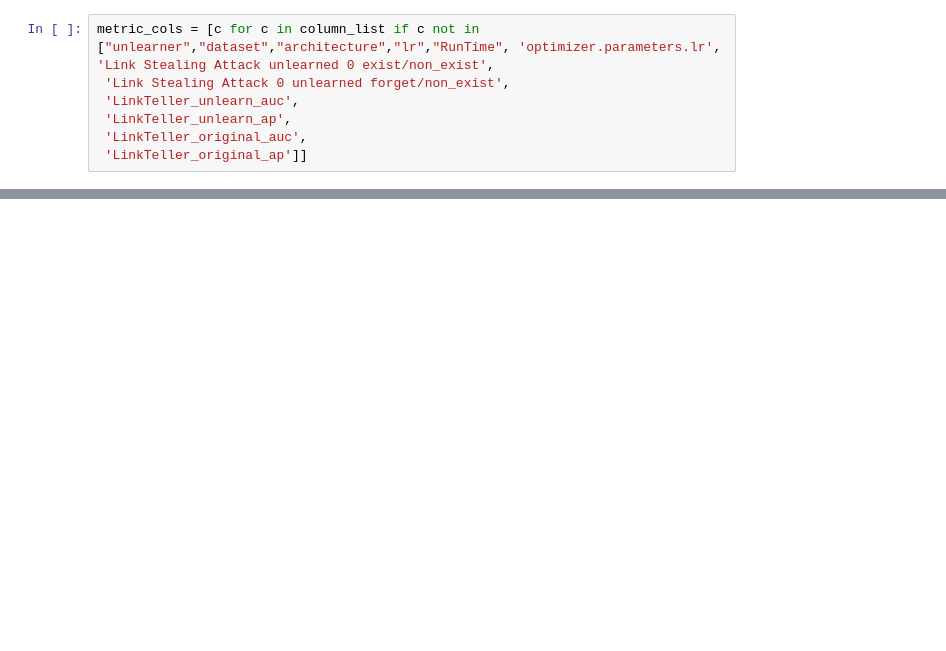
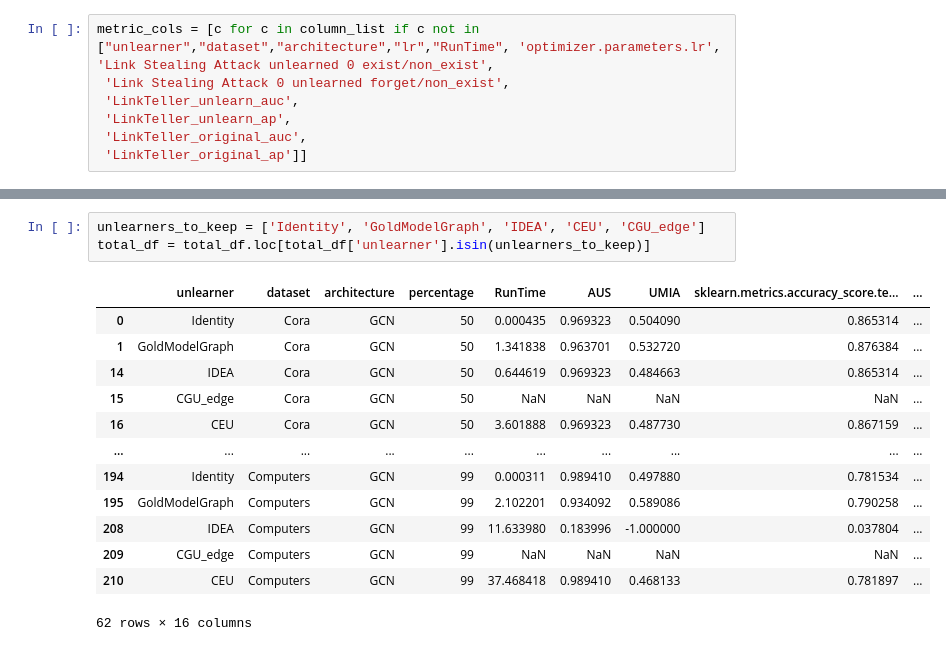
Before and after one commit to dangeloandrea14/LinkInference, a Jupyter notebook: visualize_forget_ablation.ipynb, the cells around one changed output, grey strips where cells are left out. Cells and saved outputs as stored; diff of their text form; blank space fills up the shorter version.

```diff
--- a/visualize_forget_ablation.ipynb
+++ b/visualize_forget_ablation.ipynb
@@ -136,3 +169,20 @@ total_df
+# %%
+unlearners_to_keep = ['Identity', 'GoldModelGraph', 'IDEA', 'CEU', 'CGU_edge']
+total_df = total_df.loc[total_df['unlearner'].isin(unlearners_to_keep)]
+# %% [output]
+|  | unlearner | dataset | architecture | percentage | RunTime | AUS | UMIA | sklearn.metrics.accuracy_score.te... | ... |
+| 0 | Identity | Cora | GCN | 50 | 0.000435 | 0.969323 | 0.504090 | 0.865314 | ... |
+| 1 | GoldModelGraph | Cora | GCN | 50 | 1.341838 | 0.963701 | 0.532720 | 0.876384 | ... |
+| 14 | IDEA | Cora | GCN | 50 | 0.644619 | 0.969323 | 0.484663 | 0.865314 | ... |
+| 15 | CGU_edge | Cora | GCN | 50 | NaN | NaN | NaN | NaN | ... |
+| 16 | CEU | Cora | GCN | 50 | 3.601888 | 0.969323 | 0.487730 | 0.867159 | ... |
+| ... | ... | ... | ... | ... | ... | ... | ... | ... | ... |
+| 194 | Identity | Computers | GCN | 99 | 0.000311 | 0.989410 | 0.497880 | 0.781534 | ... |
+| 195 | GoldModelGraph | Computers | GCN | 99 | 2.102201 | 0.934092 | 0.589086 | 0.790258 | ... |
+| 208 | IDEA | Computers | GCN | 99 | 11.633980 | 0.183996 | -1.000000 | 0.037804 | ... |
+| 209 | CGU_edge | Computers | GCN | 99 | NaN | NaN | NaN | NaN | ... |
+| 210 | CEU | Computers | GCN | 99 | 37.468418 | 0.989410 | 0.468133 | 0.781897 | ... |
+62 rows × 16 columns
 # %%
 df_to_plot = total_df[['unlearner','dataset','percentage','UMIA','sklearn.metrics.accuracy_score.test.unlearned.on_graph:False']]
 df_to_plot['percentage'] = pd.Categorical(df_to_plot['percentage'], categories=[20, 50, 99, 100], ordered=True)
```
Also changed, not shown: parts of 9 cells of this notebook, 15 other files.
